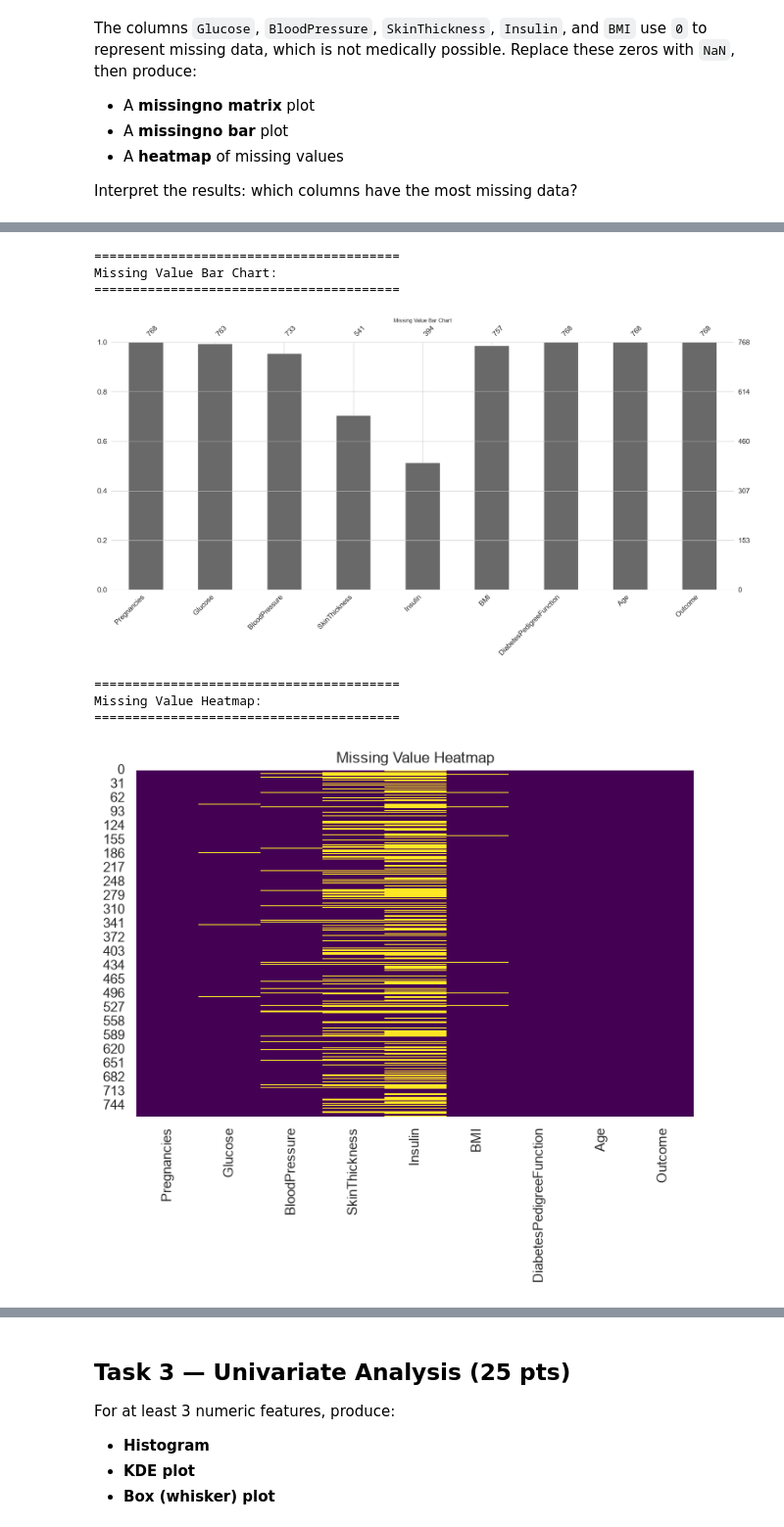
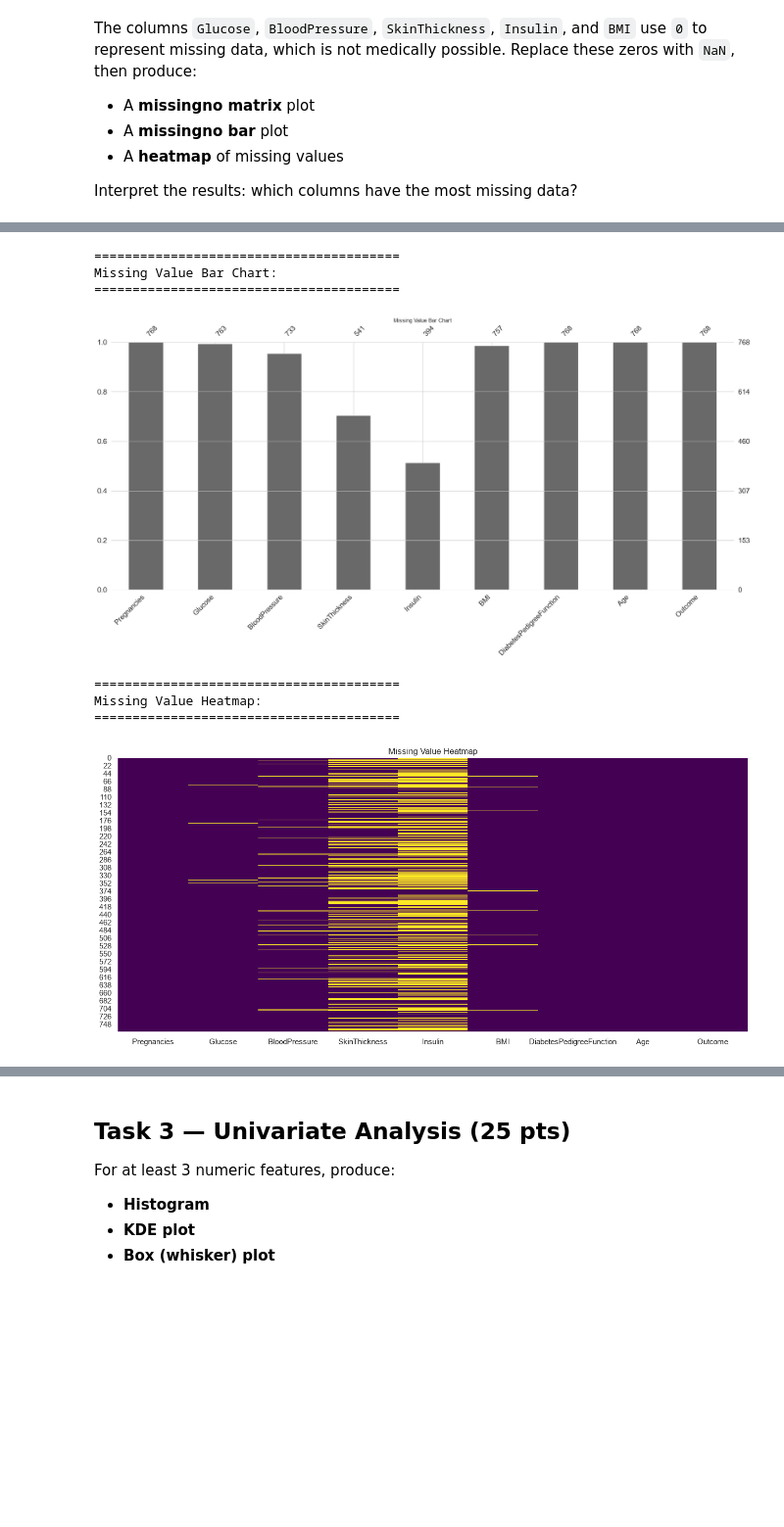
Before and after one commit to Zenith-prog21/Python-Notebooks-Codes-SC-211-, a Jupyter notebook: Python Notebooks Assignment/Gonzaga_1_1_Exploratory_Data_Analysis.ipynb, the cells around one changed output, grey strips where cells are left out. Shown at 98% size. Saved outputs shown, nothing was run; the diff lists cells and outputs as text; code cells hidden in the pictures; blank space fills up the shorter version.

```diff
--- a/Python Notebooks Assignment/Gonzaga_1_1_Exploratory_Data_Analysis.ipynb
+++ b/Python Notebooks Assignment/Gonzaga_1_1_Exploratory_Data_Analysis.ipynb
@@ -201,37 +207,37 @@ plt.show()
 print("=" * 40)
 print("Missing Value Heatmap:")
 print("=" * 40)
-plt.figure(figsize=(8,5))
+plt.figure(figsize=(16,7))
 sns.heatmap(df.isnull(), cbar=False, cmap="viridis")
 plt.title("Missing Value Heatmap")
 plt.show()
 # %% [output]
 ========================================
 Amount of Missing Values in Each Column:
 ========================================
 Pregnancies                   0
 Glucose                       5
 BloodPressure                35
 SkinThickness               227
 Insulin                     374
 BMI                          11
 DiabetesPedigreeFunction      0
 Age                           0
 Outcome                       0
 dtype: int64
 
 
 ========================================
 Missing Value Percentage in Each Column:
 ========================================
 [figure]
 ========================================
 Missing Value Bar Chart:
 ========================================
 [figure]
 ========================================
 Missing Value Heatmap:
 ========================================
-[figure, old version]
+[figure, new version]
 # %% [markdown]
 Observation:
```
Also changed, not shown: parts of 7 cells of this notebook.
